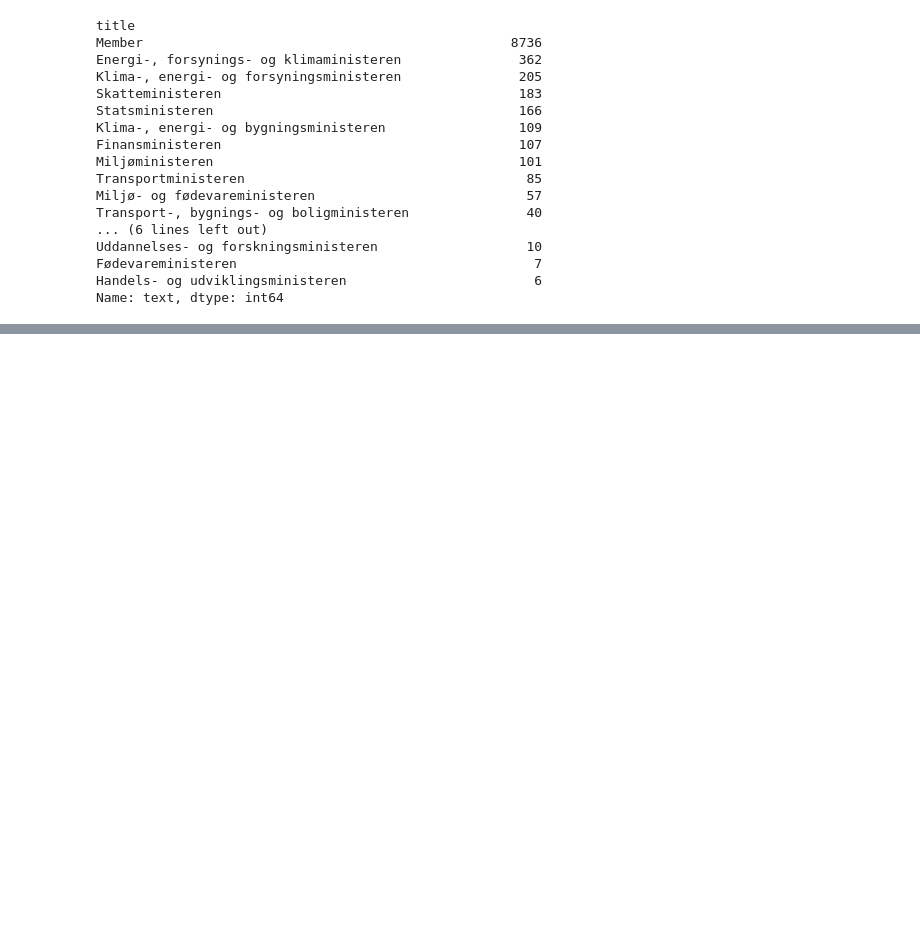
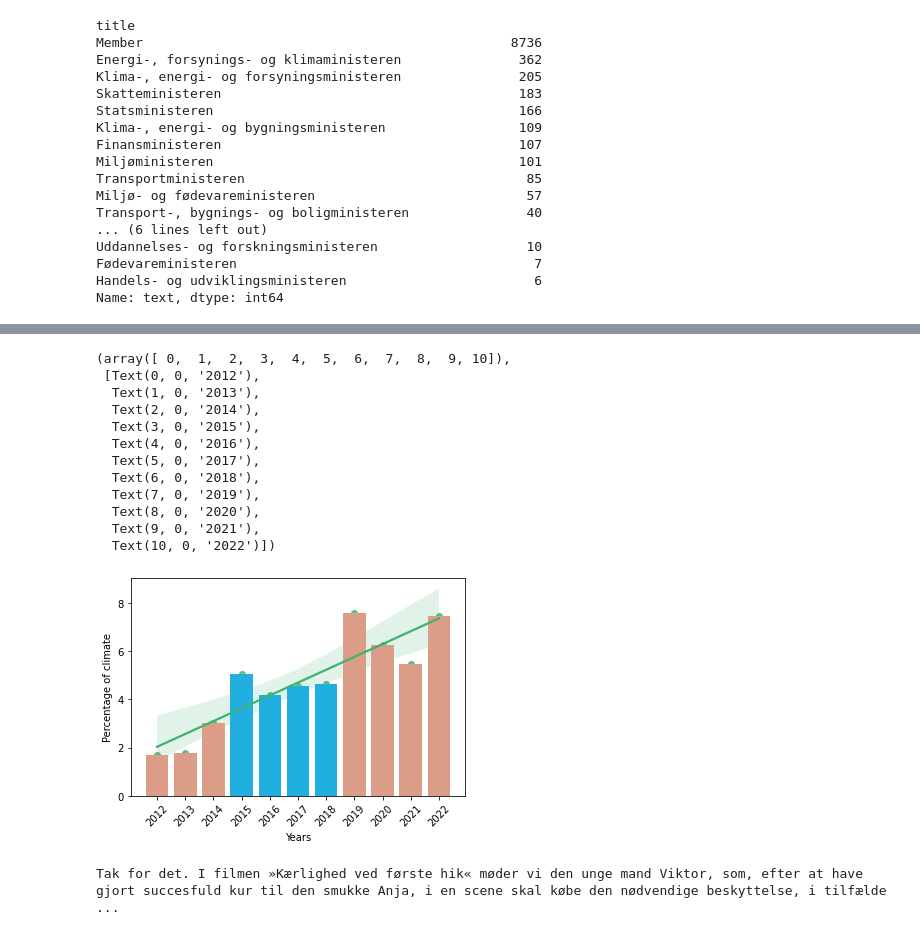
Before and after one commit to jonahank/Vote-Prediction-Model, a Jupyter notebook: data_analysis/ft_meetings.ipynb, the cells around one changed output, grey strips where cells are left out. Saved outputs shown, nothing was run; the diff lists cells and outputs as text; code cells hidden in the pictures; blank space fills up the shorter version.

```diff
--- a/data_analysis/ft_meetings.ipynb
+++ b/data_analysis/ft_meetings.ipynb
@@ -81,0 +169,26 @@ Name: text, dtype: int64
+# %%
+view2["Years"] = view2["date2"]
+view2["Percentage of climate"] = view2["percentage_climate"]
+g = sns.barplot(data=view2, x="Years", y="Percentage of climate", palette=['darksalmon', 'darksalmon', 'darksalmon', 'deepskyblue', 'deepskyblue', 'deepskyblue', 'deepskyblue', 'darksalmon', 'darksalmon', 'darksalmon'])
+view2["Years"] = range(len(view2))
+g = sns.regplot(x="Years", y="Percentage of climate", data=view2, color="mediumseagreen")
+
+plt.xticks(rotation=45)
+# %% [output]
+(array([ 0,  1,  2,  3,  4,  5,  6,  7,  8,  9, 10]),
+ [Text(0, 0, '2012'),
+  Text(1, 0, '2013'),
+  Text(2, 0, '2014'),
+  Text(3, 0, '2015'),
+  Text(4, 0, '2016'),
+  Text(5, 0, '2017'),
+  Text(6, 0, '2018'),
+  Text(7, 0, '2019'),
+  Text(8, 0, '2020'),
+  Text(9, 0, '2021'),
+  Text(10, 0, '2022')])
+[figure, added]
+# %%
+print(df_selection[(df_selection["text"].str.contains("corona", case=False))&(df_selection["year"]=="2016")]["text"][84894])
+# %% [output]
+Tak for det. I filmen »Kærlighed ved første hik« møder vi den unge mand Viktor, som, efter at have gjort succesfuld kur til den smukke Anja, i en scene skal købe den nødvendige beskyttelse, i tilfælde ...
```
Also changed, not shown: parts of 9 cells of this notebook.
